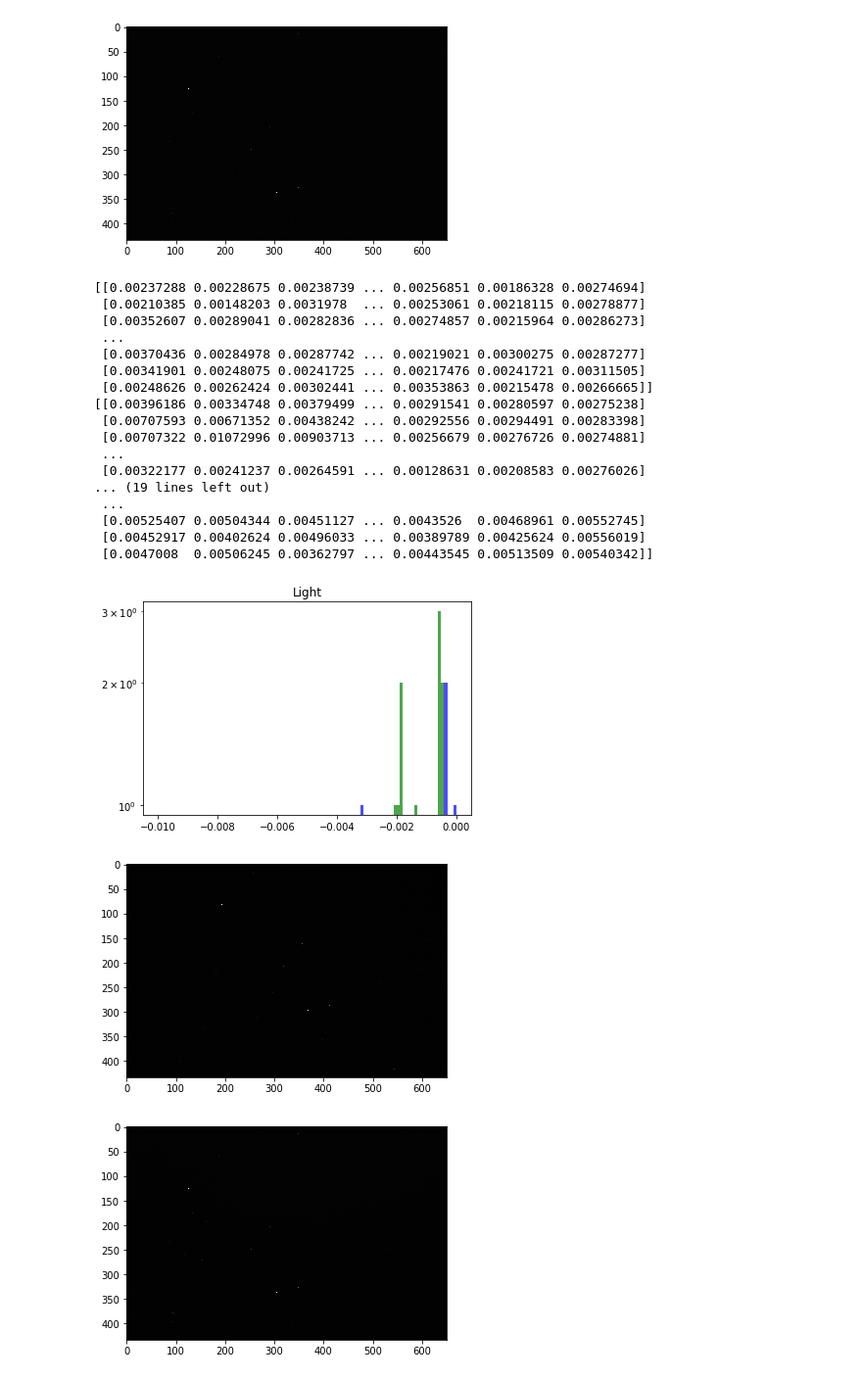
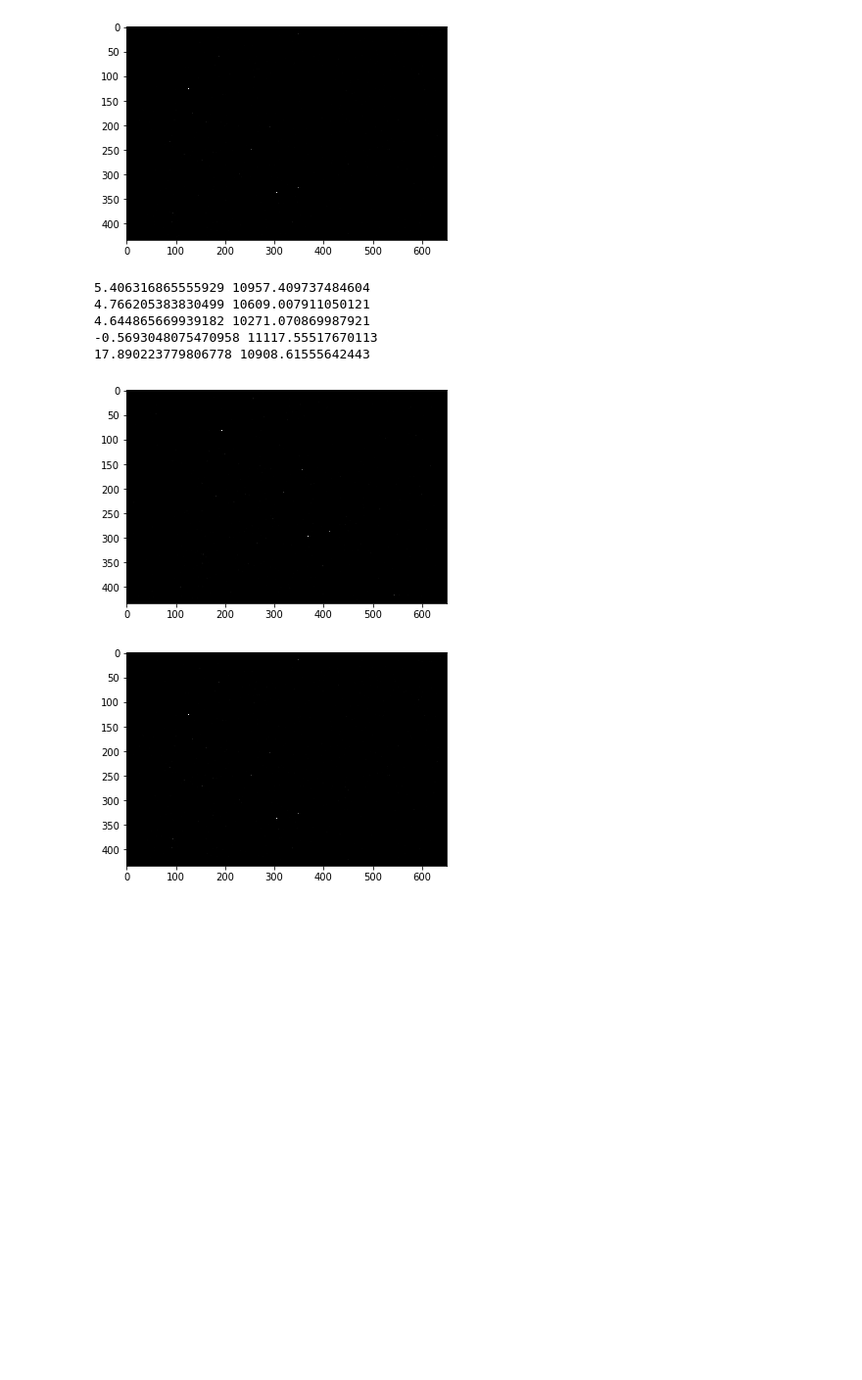
Before and after one commit to s-jevtic/DSLR-photometry-pipeline, a Jupyter notebook: redukcija.ipynb, the cells around one changed output. Shown: that part at 98% size. Cells and saved outputs as stored; diff of their text form; code cells hidden in the pictures; blank space fills up the shorter version.

```diff
--- a/redukcija.ipynb
+++ b/redukcija.ipynb
@@ -161,49 +161,36 @@ plt.show()
 [figure]
 # %%
 l0 = imagesG[0].imdata
-print(l0)
+print(l0.min(), l0.max())
 l1 = imagesG[1].imdata
-print(l1)
+print(l1.min(), l1.max())
 l2 = imagesG[2].imdata
-print(l2)
+print(l2.min(), l2.max())
 l3 = imagesG[3].imdata
-print(l3)
+print(l3.min(), l3.max())
 l4 = imagesG[4].imdata
-print(l4)
+print(l4.min(), l4.max())
 
-plt.figure()
-plt.title('Light')
-plt.hist(l0.ravel(), range=[-0.01,0], bins=100, color='green', alpha=0.7)
-plt.hist(l4.ravel(), range=[-0.01,0], bins=100, color='blue', alpha=0.7)
-plt.yscale('log')
+#plt.figure()
+#plt.title('Light')
+#plt.hist(l0.ravel(), range=[-0.01,0], bins=100, color='green', alpha=0.7)
+#plt.hist(l4.ravel(), range=[-0.01,0], bins=100, color='blue', alpha=0.7)
+#plt.yscale('log')
 
 plt.figure()
 plt.imshow(imagesG[0].imdata, cmap='gray')
 plt.figure()
 plt.imshow(imagesG[4].imdata, cmap='gray')
 
 plt.show()
 # %% [output]
-[[0.00237288 0.00228675 0.00238739 ... 0.00256851 0.00186328 0.00274694]
- [0.00210385 0.00148203 0.0031978  ... 0.00253061 0.00218115 0.00278877]
- [0.00352607 0.00289041 0.00282836 ... 0.00274857 0.00215964 0.00286273]
- ...
- [0.00370436 0.00284978 0.00287742 ... 0.00219021 0.00300275 0.00287277]
- [0.00341901 0.00248075 0.00241725 ... 0.00217476 0.00241721 0.00311505]
- [0.00248626 0.00262424 0.00302441 ... 0.00353863 0.00215478 0.00266665]]
-[[0.00396186 0.00334748 0.00379499 ... 0.00291541 0.00280597 0.00275238]
- [0.00707593 0.00671352 0.00438242 ... 0.00292556 0.00294491 0.00283398]
- [0.00707322 0.01072996 0.00903713 ... 0.00256679 0.00276726 0.00274881]
- ...
- [0.00322177 0.00241237 0.00264591 ... 0.00128631 0.00208583 0.00276026]
-... (19 lines left out)
- ...
- [0.00525407 0.00504344 0.00451127 ... 0.0043526  0.00468961 0.00552745]
- [0.00452917 0.00402624 0.00496033 ... 0.00389789 0.00425624 0.00556019]
- [0.0047008  0.00506245 0.00362797 ... 0.00443545 0.00513509 0.00540342]]
+5.406316865555929 10957.409737484604
+4.766205383830499 10609.007911050121
+4.644865669939182 10271.070869987921
+-0.5693048075470958 11117.55517670113
+17.890223779806778 10908.61555642443
-[figure, old version]
+[figure, new version]
 [figure]
-[figure, removed]
 # %%
 from astropy.io import fits
 
```
Also changed, not shown: parts of 5 cells of this notebook, 5 other files.
